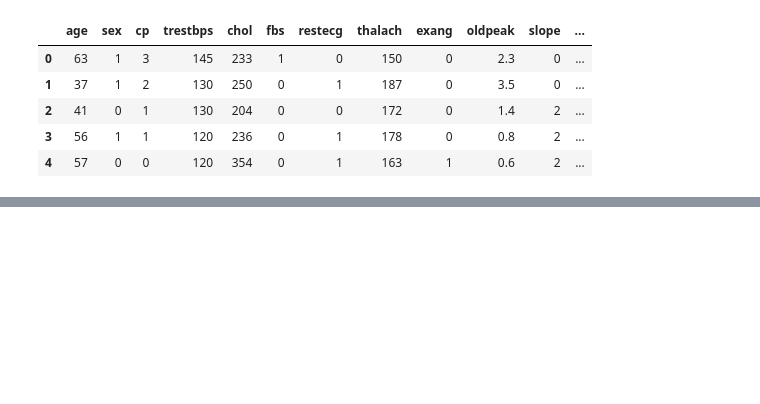
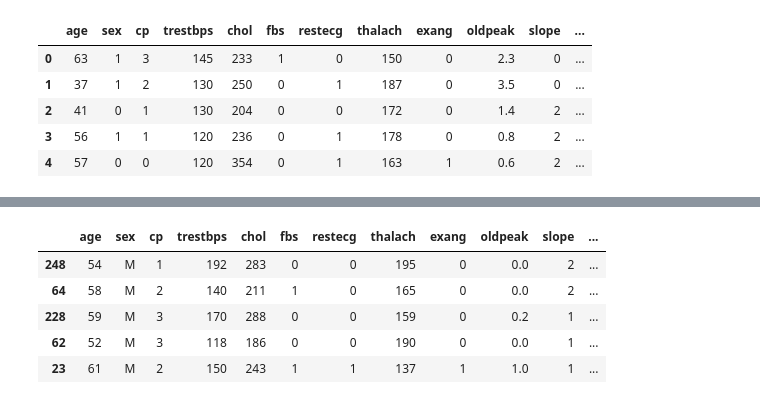
Before and after one commit to lowwilliam/Disease_Prediction, a Jupyter notebook: disease_prediction.ipynb, the cells around one changed output, grey strips where cells are left out. Cells and saved outputs as stored; diff of their text form; code cells hidden in the pictures; blank space fills up the shorter version.

```diff
--- a/disease_prediction.ipynb
+++ b/disease_prediction.ipynb
@@ -35,0 +78,9 @@ houseData.head()
+# %%
+data.sample(5)
+# %% [output]
+|  | age | sex | cp | trestbps | chol | fbs | restecg | thalach | exang | oldpeak | slope | ... |
+| 248 | 54 | M | 1 | 192 | 283 | 0 | 0 | 195 | 0 | 0.0 | 2 | ... |
+| 64 | 58 | M | 2 | 140 | 211 | 1 | 0 | 165 | 0 | 0.0 | 2 | ... |
+| 228 | 59 | M | 3 | 170 | 288 | 0 | 0 | 159 | 0 | 0.2 | 1 | ... |
+| 62 | 52 | M | 3 | 118 | 186 | 0 | 0 | 190 | 0 | 0.0 | 1 | ... |
+| 23 | 61 | M | 2 | 150 | 243 | 1 | 1 | 137 | 1 | 1.0 | 1 | ... |
```
Also changed, not shown: parts of 12 cells of this notebook.
